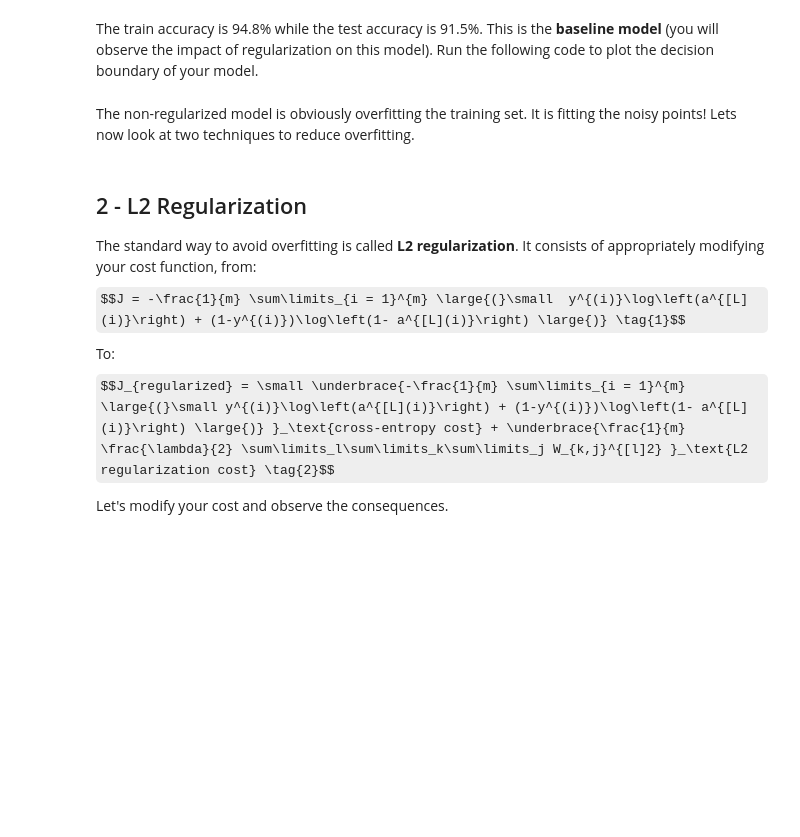
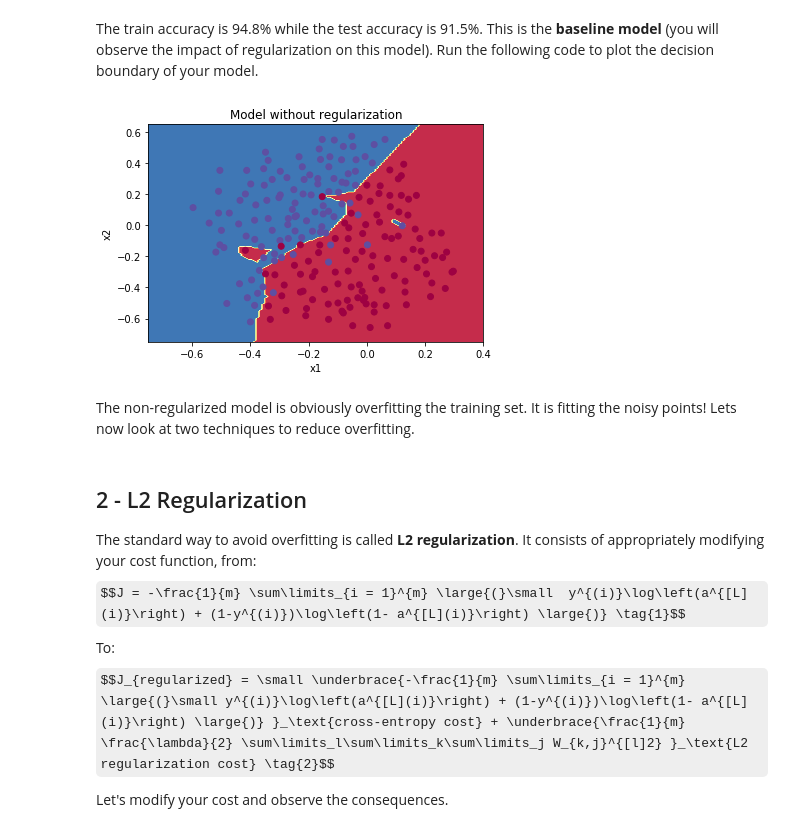
Before and after one commit to TimeBurningFish/201600301148_ZhouYang_DL, a Jupyter notebook: Homework2/Regularization.ipynb, the cells around one changed output. Drawn from its saved outputs; the diff is of its cells as text; code cells hidden in the pictures; some formulas as TeX source; blank space fills up the shorter version.

```diff
--- a/Homework2/Regularization.ipynb
+++ b/Homework2/Regularization.ipynb
@@ -140,9 +146,12 @@ The train accuracy is 94.8% while the test accuracy is 91.5%. This is the **base
 # %%
 plt.title("Model without regularization")
 axes = plt.gca()
 axes.set_xlim([-0.75,0.40])
 axes.set_ylim([-0.75,0.65])
-plot_decision_boundary(lambda x: predict_dec(parameters, x.T), train_X, train_Y)
+
+plot_decision_boundary(lambda x: predict_dec(parameters, x.T), train_X, np.squeeze(train_Y))
+# %% [output]
+[figure, added]
 # %% [markdown]
 The non-regularized model is obviously overfitting the training set. It is fitting the noisy points! Lets now look at two techniques to reduce overfitting.
 # %% [markdown]
```
Also changed, not shown: parts of 14 cells of this notebook.
